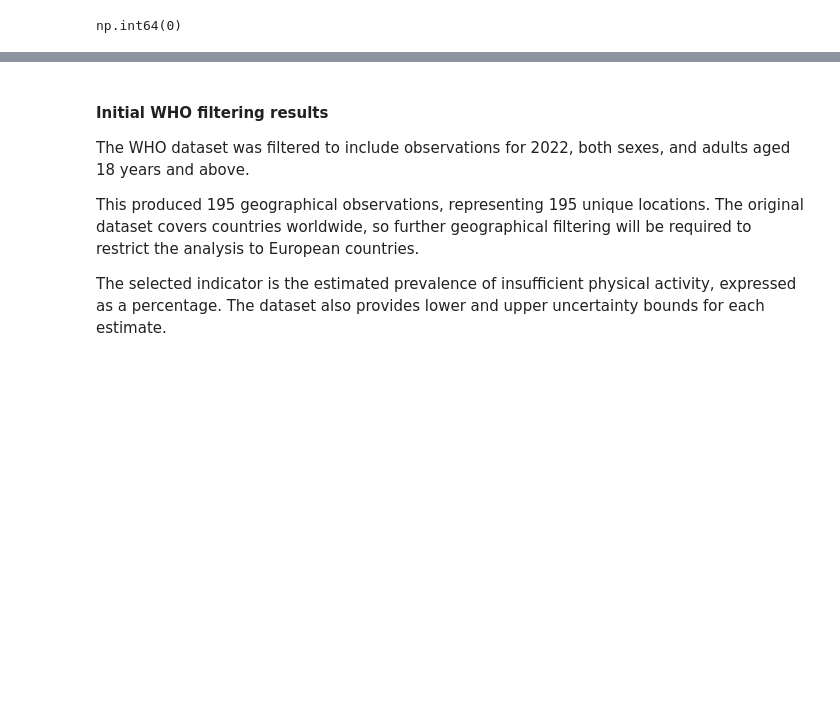
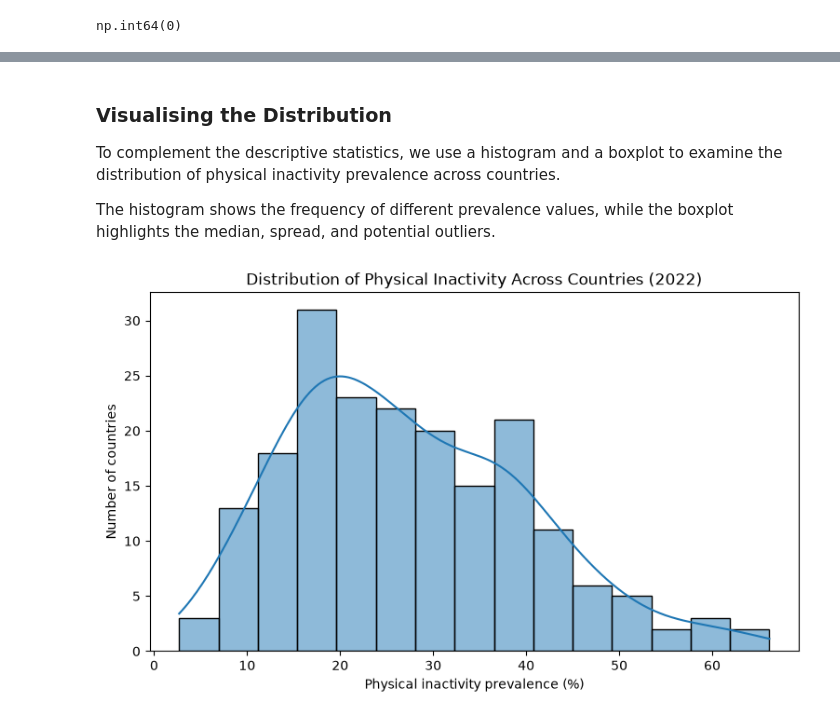
Before and after one commit to Edgybug/european-physical-activity-and-public-health, a Jupyter notebook: notebooks/01_data_exploration.ipynb, the cells around one changed output, grey strips where cells are left out. Drawn from its saved outputs; the diff is of its cells as text; code cells hidden in the pictures; blank space fills up the shorter version.

Commit message:
expand WHO and Eurostat obesity data exploration, ongoing notebook restructuring

```diff
--- a/notebooks/01_data_exploration.ipynb
+++ b/notebooks/01_data_exploration.ipynb
@@ -311,8 +338,27 @@ np.int64(0)
 # %% [markdown]
-#### Initial WHO filtering results
+### Visualising the Distribution
 
-The WHO dataset was filtered to include observations for 2022, both sexes, and adults aged 18 years and above.
+To complement the descriptive statistics, we use a histogram
+and a boxplot to examine the distribution of physical
+inactivity prevalence across countries.
 
-This produced 195 geographical observations, representing 195 unique locations. The original dataset covers countries worldwide, so further geographical filtering will be required to restrict the analysis to European countries.
-
-The selected indicator is the estimated prevalence of insufficient physical activity, expressed as a percentage. The dataset also provides lower and upper uncertainty bounds for each estimate.
+The histogram shows the frequency of different prevalence
+values, while the boxplot highlights the median, spread,
+and potential outliers.
+# %%
+# Histogram
+plt.figure(figsize=(9, 5))
+
+sns.histplot(
+    data=who_2022_adults,
+    x="NumericValue",
+    bins=15,
+    kde=True
+)
+
+plt.title("Distribution of Physical Inactivity Across Countries (2022)")
+plt.xlabel("Physical inactivity prevalence (%)")
+plt.ylabel("Number of countries")
+plt.show()
+# %% [output]
+[figure, added]
```
Also changed, not shown: parts of 43 cells of this notebook, 2 other files.
